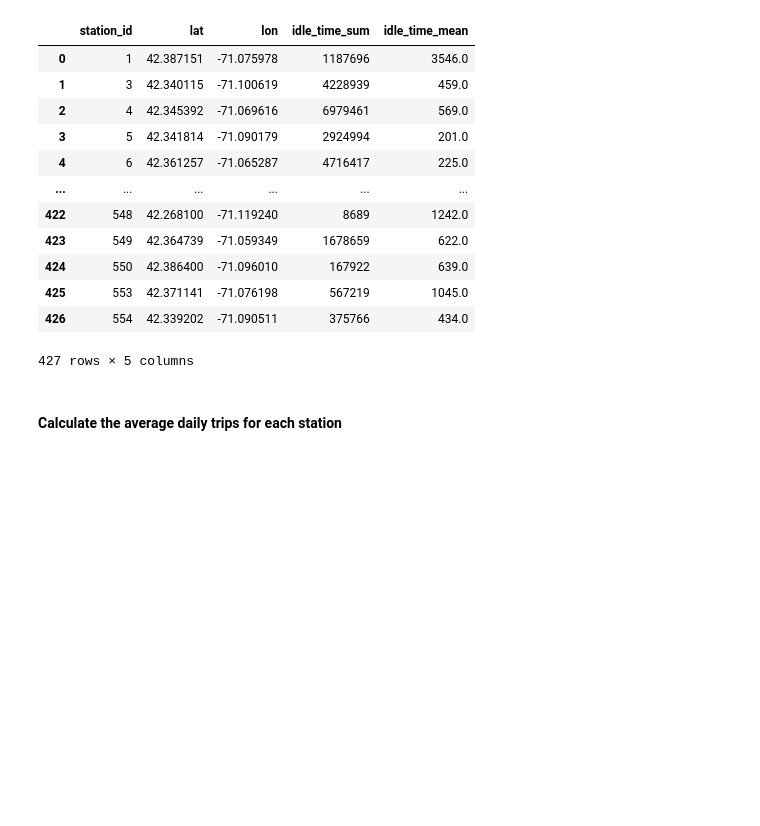
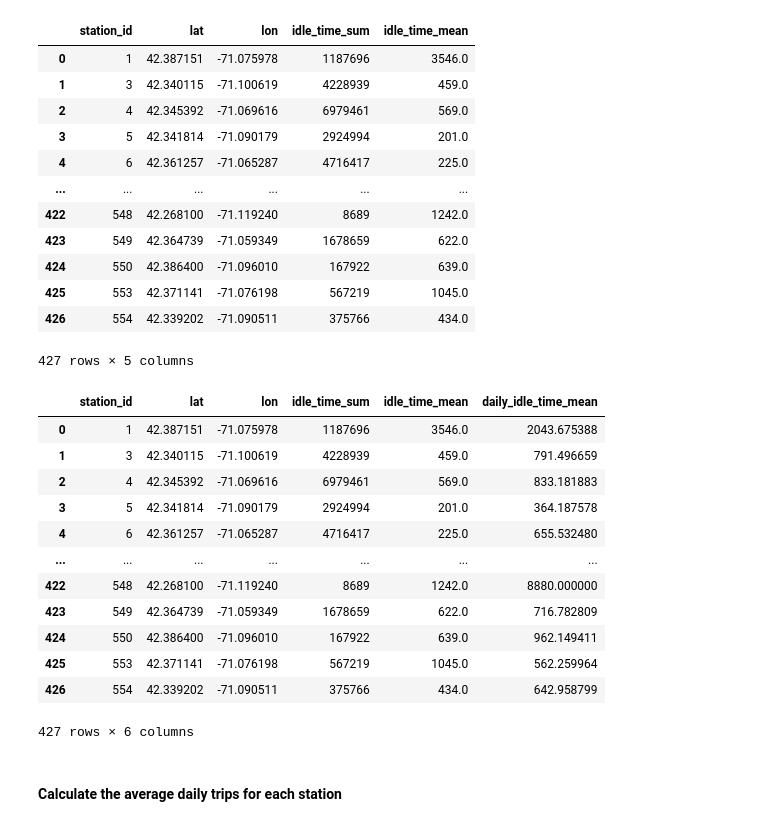
Before and after one commit to lauribus/DSMLproject, a Jupyter notebook: Project bikes2.ipynb, the cells around one changed output. Saved outputs shown, nothing was run; the diff lists cells and outputs as text; code cells hidden in the pictures; blank space fills up the shorter version.

```diff
--- a/Project bikes2.ipynb
+++ b/Project bikes2.ipynb
@@ -418,3 +445,19 @@ stations
+# %%
+stations
+# %% [output]
+|  | station_id | lat | lon | idle_time_sum | idle_time_mean | daily_idle_time_mean |
+| 0 | 1 | 42.387151 | -71.075978 | 1187696 | 3546.0 | 2043.675388 |
+| 1 | 3 | 42.340115 | -71.100619 | 4228939 | 459.0 | 791.496659 |
+| 2 | 4 | 42.345392 | -71.069616 | 6979461 | 569.0 | 833.181883 |
+| 3 | 5 | 42.341814 | -71.090179 | 2924994 | 201.0 | 364.187578 |
+| 4 | 6 | 42.361257 | -71.065287 | 4716417 | 225.0 | 655.532480 |
+| ... | ... | ... | ... | ... | ... | ... |
+| 422 | 548 | 42.268100 | -71.119240 | 8689 | 1242.0 | 8880.000000 |
+| 423 | 549 | 42.364739 | -71.059349 | 1678659 | 622.0 | 716.782809 |
+| 424 | 550 | 42.386400 | -71.096010 | 167922 | 639.0 | 962.149411 |
+| 425 | 553 | 42.371141 | -71.076198 | 567219 | 1045.0 | 562.259964 |
+| 426 | 554 | 42.339202 | -71.090511 | 375766 | 434.0 | 642.958799 |
+427 rows × 6 columns
 # %% [markdown]
 #### Calculate the average daily trips for each station
 # %%
```
Also changed, not shown: parts of 24 cells of this notebook.
